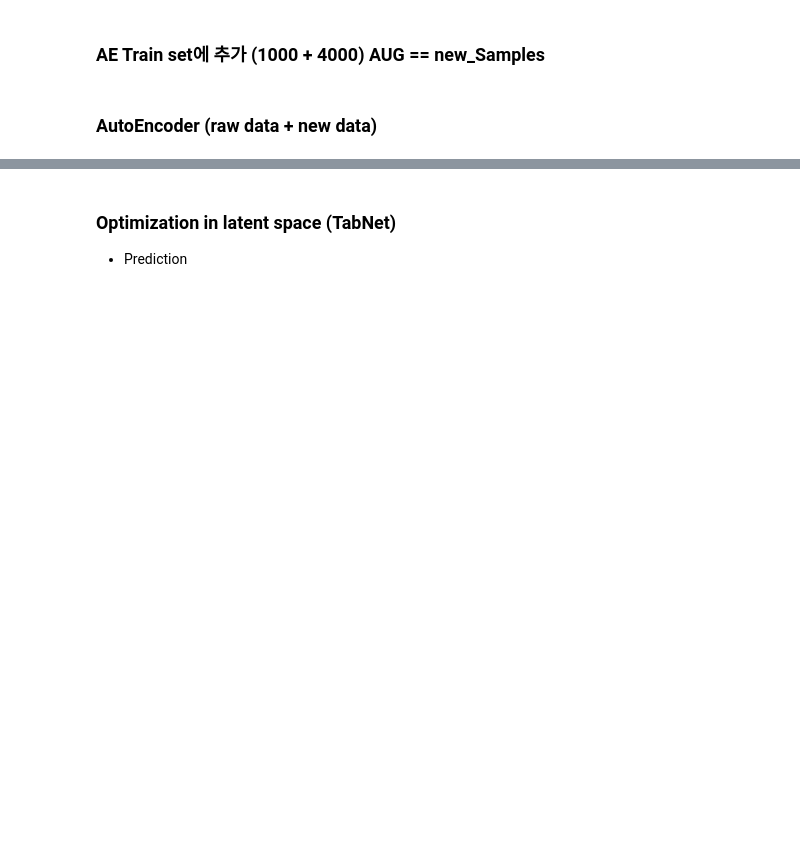
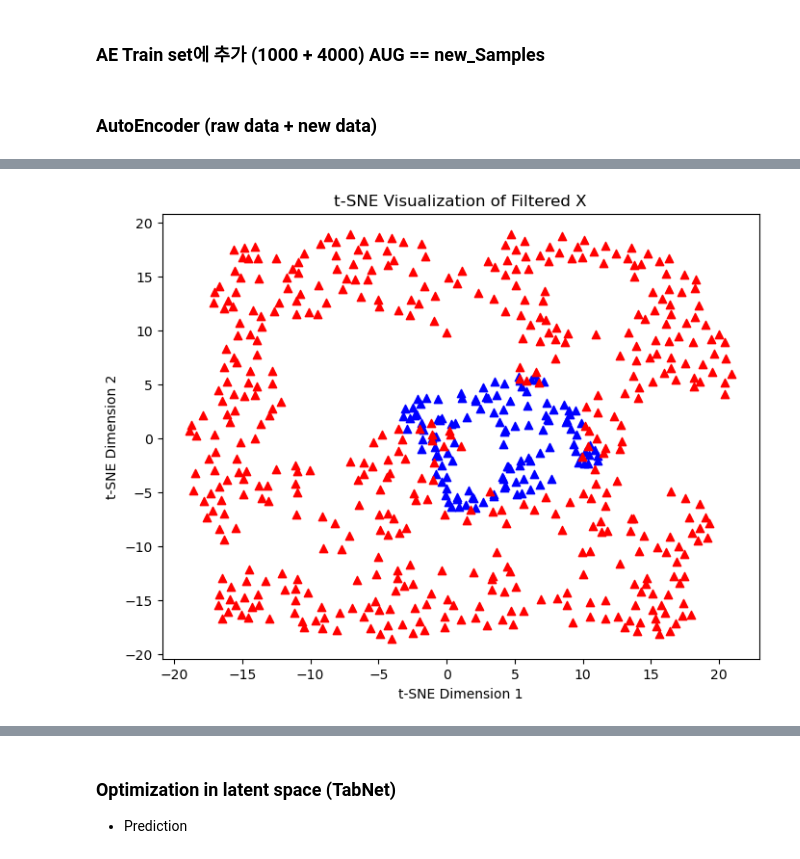
Before and after one commit to addb-swstarlab/DATATune, a Jupyter notebook: TADA_BB.ipynb, the cells around one changed output, grey strips where cells are left out. Cells and saved outputs as stored; diff of their text form; code cells hidden in the pictures; blank space fills up the shorter version.

```diff
--- a/TADA_BB.ipynb
+++ b/TADA_BB.ipynb
@@ -533,0 +670,20 @@ for epoch in range(50000):
+# %%
+from sklearn.manifold import TSNE
+
+
+tsne_model = TSNE(n_components=2, random_state=42)
+filtered_X_tsne = tsne_model.fit_transform(filtered_X)
+new_filtered_X_tsne = tsne_model.fit_transform(new_filtered_X)
+
+
+# t-SNE 결과 시각화
+plt.figure(figsize=(8, 6))
+plt.scatter(filtered_X_tsne[:, 0], filtered_X_tsne[:, 1], color='blue', marker='^')
+plt.scatter(new_filtered_X_tsne[:, 0], new_filtered_X_tsne[:, 1], color='red', marker='^')
+
+plt.title('t-SNE Visualization of Filtered X')
+plt.xlabel('t-SNE Dimension 1')
+plt.ylabel('t-SNE Dimension 2')
+plt.show()
+# %% [output]
+[figure, added]
```
Also changed, not shown: parts of 47 cells of this notebook.
